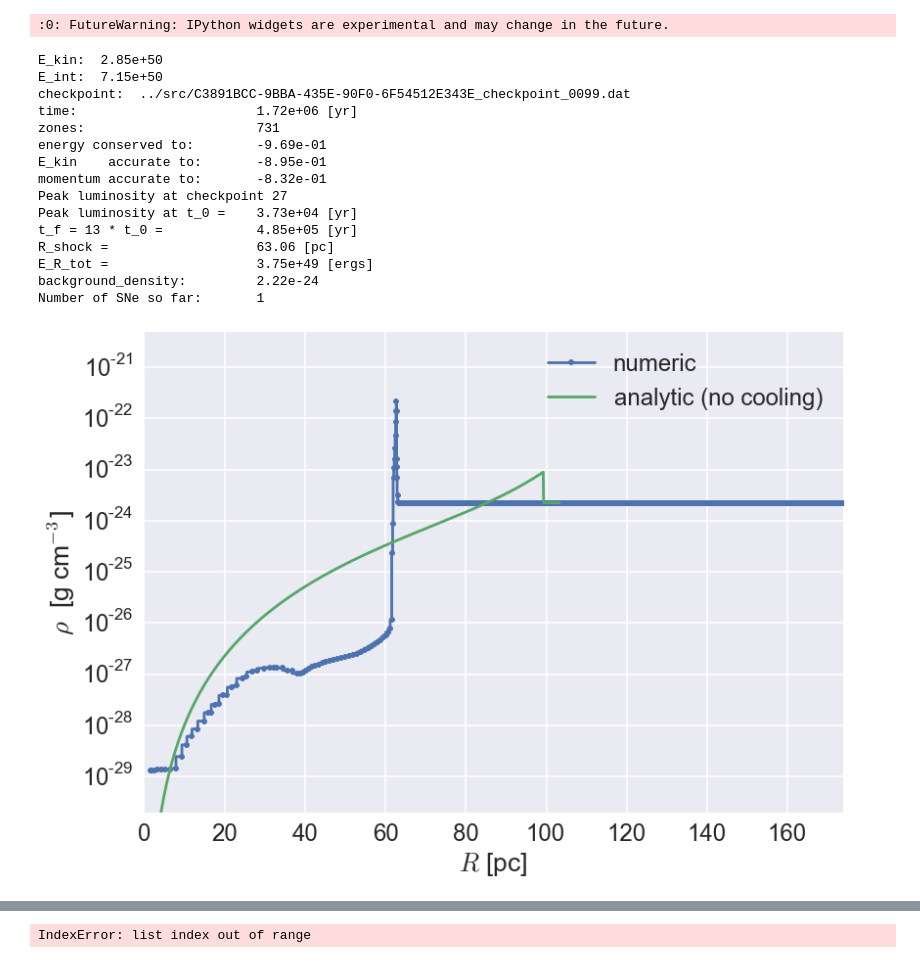
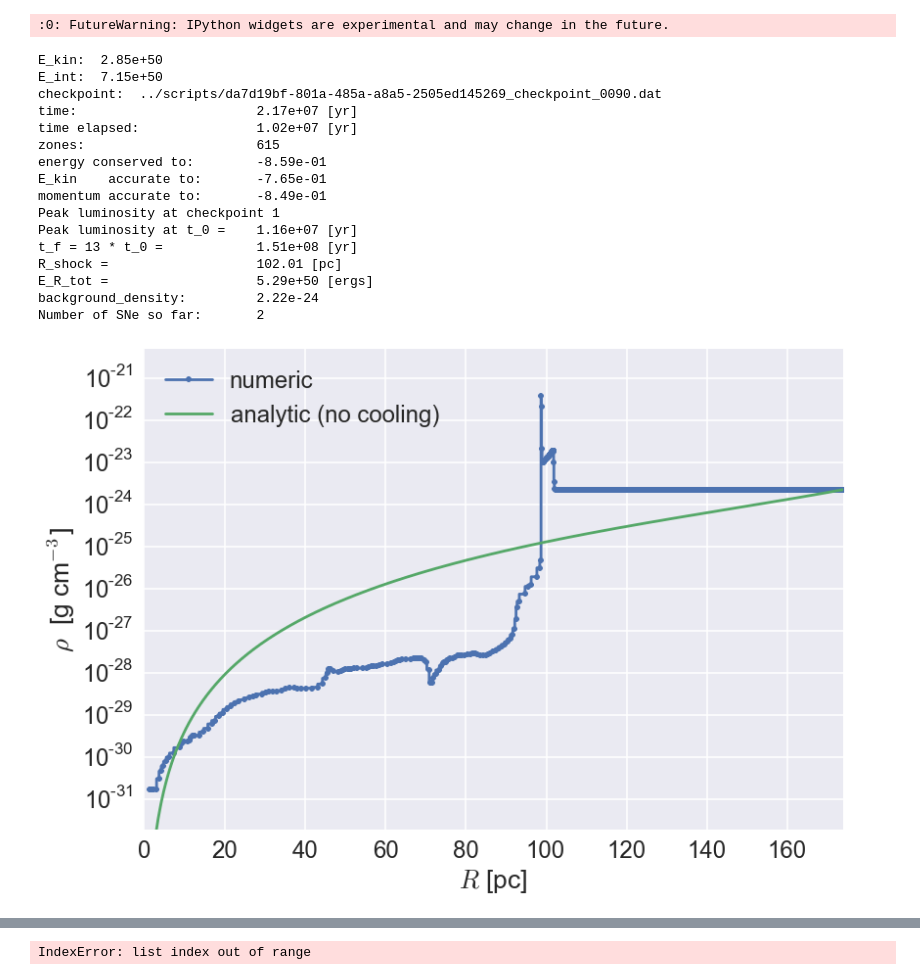
Before and after one commit to egentry/clustered_SNe, a Jupyter notebook: analysis/visualize.ipynb, the cells around one changed output, grey strips where cells are left out. Saved outputs shown, nothing was run; the diff lists cells and outputs as text; code cells hidden in the pictures.

```diff
--- a/analysis/visualize.ipynb
+++ b/analysis/visualize.ipynb
@@ -107,6 +107,8 @@ def plotter(last_run,
           checkpoint_filename)
     print("time:                      ",
           general_exponential_format % (time / yr), "[yr]")
+    print("time elapsed:              ",
+          general_exponential_format % ((time - last_run.times[0]) / yr), "[yr]")
     print("zones:                     ",
           df_tmp.shape[0])
     print("energy conserved to:       ",
@@ -222,28 +224,32 @@ def single_run(data_dir="", id="", last_run=None):
 # %%
 last_run = RunSummary()
 
 data_dir = "../src"
+data_dir = "../scripts"
+# data_dir = "../saved_runs/one_SNe"
+# data_dir = "../saved_runs/two_SNe"
 
 id = "" # you don't need the full uuid, just enough to distinguish it
 
 single_run(data_dir=data_dir, id=id, last_run=last_run)
 # %% [output]
 E_kin:  2.85e+50
 E_int:  7.15e+50
-checkpoint:  ../src/C3891BCC-9BBA-435E-90F0-6F54512E343E_checkpoint_0099.dat
-time:                       1.72e+06 [yr]
-zones:                      731
-energy conserved to:        -9.69e-01
-E_kin    accurate to:       -8.95e-01
-momentum accurate to:       -8.32e-01
-Peak luminosity at checkpoint 27
-Peak luminosity at t_0 =    3.73e+04 [yr]
-t_f = 13 * t_0 =            4.85e+05 [yr]
-R_shock =                   63.06 [pc]
-E_R_tot =                   3.75e+49 [ergs]
+checkpoint:  ../scripts/da7d19bf-801a-485a-a8a5-2505ed145269_checkpoint_0090.dat
+time:                       2.17e+07 [yr]
+time elapsed:               1.02e+07 [yr]
+zones:                      615
+energy conserved to:        -8.59e-01
+E_kin    accurate to:       -7.65e-01
+momentum accurate to:       -8.49e-01
+Peak luminosity at checkpoint 1
+Peak luminosity at t_0 =    1.16e+07 [yr]
+t_f = 13 * t_0 =            1.51e+08 [yr]
+R_shock =                   102.01 [pc]
+E_R_tot =                   5.29e+50 [ergs]
 background_density:         2.22e-24
-Number of SNe so far:       1
+Number of SNe so far:       2
-[figure, old version]
+[figure, new version]
 # %%
 last_run = RunSummary()
 
```
Also changed, not shown: parts of 6 cells of this notebook, 3 other files.
